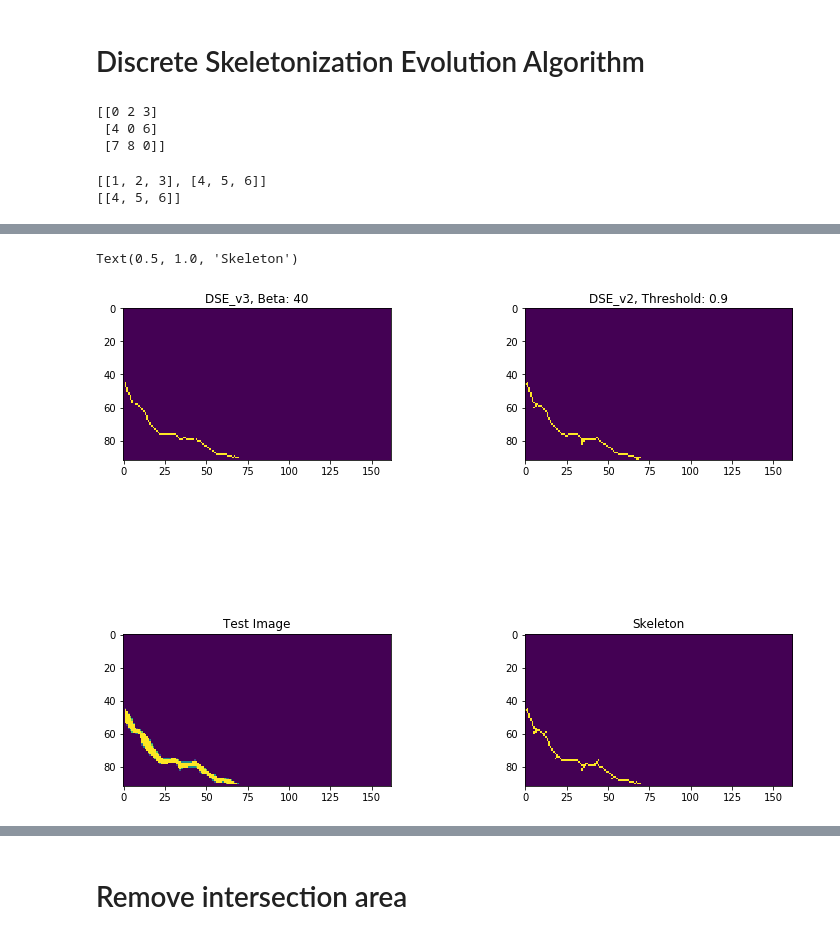
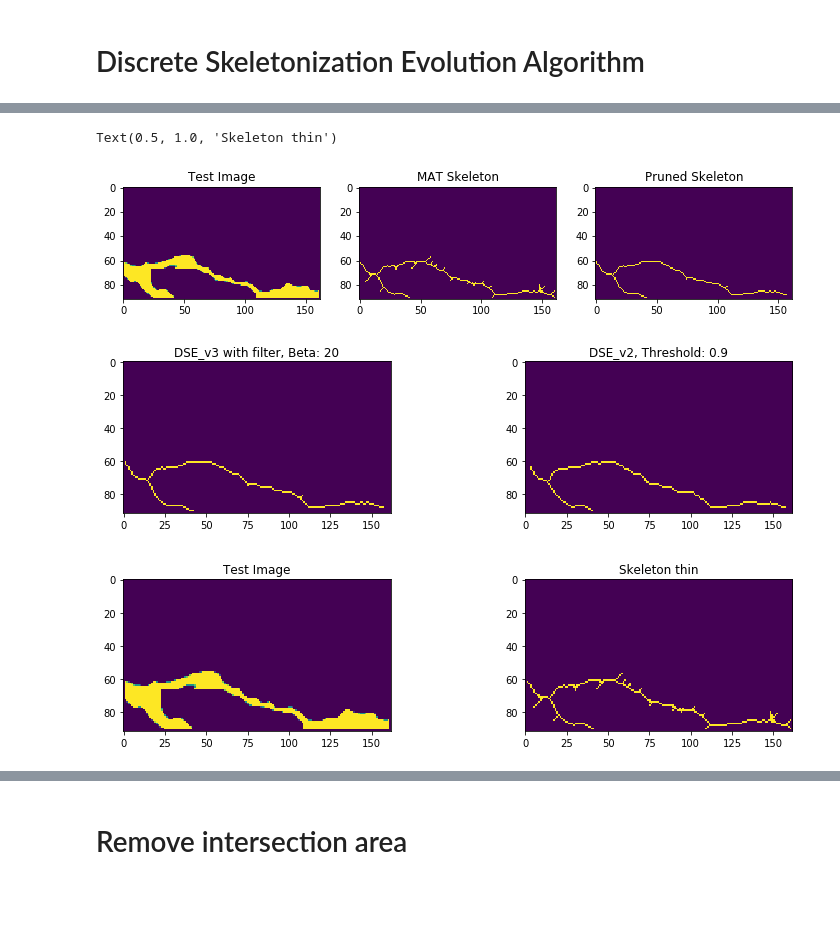
Before and after one commit to thanhtung48c/autonomous_crack_detection_and_quantification, a Jupyter notebook: utils.ipynb, the cells around one changed output, grey strips where cells are left out. Saved outputs shown, nothing was run; the diff lists cells and outputs as text; code cells hidden in the pictures; blank space fills up the shorter version.

```diff
--- a/utils.ipynb
+++ b/utils.ipynb
@@ -326,0 +384,6 @@ def get_branches(img):
+# %%
+%%time
+test_img = x_train_data[6][1]
+skeleton = morphology.medial_axis(test_img)
+t = get_avg_curve_len(skeleton)
+print(t)
@@ -447,14 +512,6 @@ def DSE_v2(img,threshold):
                 return skel_img, reconstruct(skel_img,dist)
         else:
             return skel_img, reconstruct(skel_img,dist)
-# %%
-test1 = np.array([[1,2,3],[4,5,6],[7,8,9]])
-test1[[0,1,2],[0,1,2]] = 0
-print(test1)
-# %% [output]
-[[0 2 3]
- [4 0 6]
- [7 8 0]]
 # %%
 def DSE_v3(img,beta):
     """
@@ -519,30 +581,31 @@ def DSE_v3(img,beta):
-# %%
-t = [[1,2,3],[4,5,6]]
-print(t)
-del t[0]
-print(t)
-# %% [output]
-[[1, 2, 3], [4, 5, 6]]
-[[4, 5, 6]]
 # %%
 %%time
-test_img = x_train_data[11][1]
+test_img = x_train_data[3][1]
 skeleton = morphology.medial_axis(test_img)
 skeleton = morphology.closing(skeleton)
-beta = 40
+beta = 20
 threshold = 0.9
 
-thin_img,recon_img = DSE_v3(test_img,beta)
+thin_img_f,_ = DSE_v3(test_img,beta)
+fig,ax = plt.subplots(nrows = 1, ncols = 3,figsize = (12,12), squeeze = True)
+ax[0].imshow(test_img)
+ax[0].set_title(f"Test Image")
+ax[1].imshow(skeleton)
+ax[1].set_title(f"MAT Skeleton")
+ax[2].imshow(thin_img_f)
+ax[2].set_title(f"Pruned Skeleton")
+
 t_img,_ = DSE_v2(test_img,threshold)
-fig, ax = plt.subplots(nrows = 2, ncols = 2,figsize = (12,12))
-plt.subplots_adjust(hspace=0, wspace=0.5)
+fig, ax = plt.subplots(nrows = 2, ncols = 2,figsize = (12,12),squeeze = True)
+plt.subplots_adjust(hspace=-0.5, wspace=0.5)
+skeleton_thin = morphology.thin(test_img)
 
-ax[0][0].imshow(thin_img)
-ax[0][0].set_title(f"DSE_v3, Beta: {beta}")
+ax[0][0].imshow(thin_img_f)
+ax[0][0].set_title(f"DSE_v3 with filter, Beta: {beta}")
 ax[0][1].imshow(t_img)
 ax[0][1].set_title(f"DSE_v2, Threshold: {threshold}")
 ax[1][0].imshow(test_img)
 ax[1][0].set_title("Test Image")
 ax[1][1].imshow(skeleton)
-ax[1][1].set_title("Skeleton")
+ax[1][1].set_title("Skeleton thin")
 # %% [output]
@@ -553,2 +614,3 @@ Wall time: 644 ms
-Text(0.5, 1.0, 'Skeleton')
+Text(0.5, 1.0, 'Skeleton thin')
-[figure, old version]
+[figure, new version]
+[figure, added]
```
Also changed, not shown: parts of 11 cells of this notebook.
